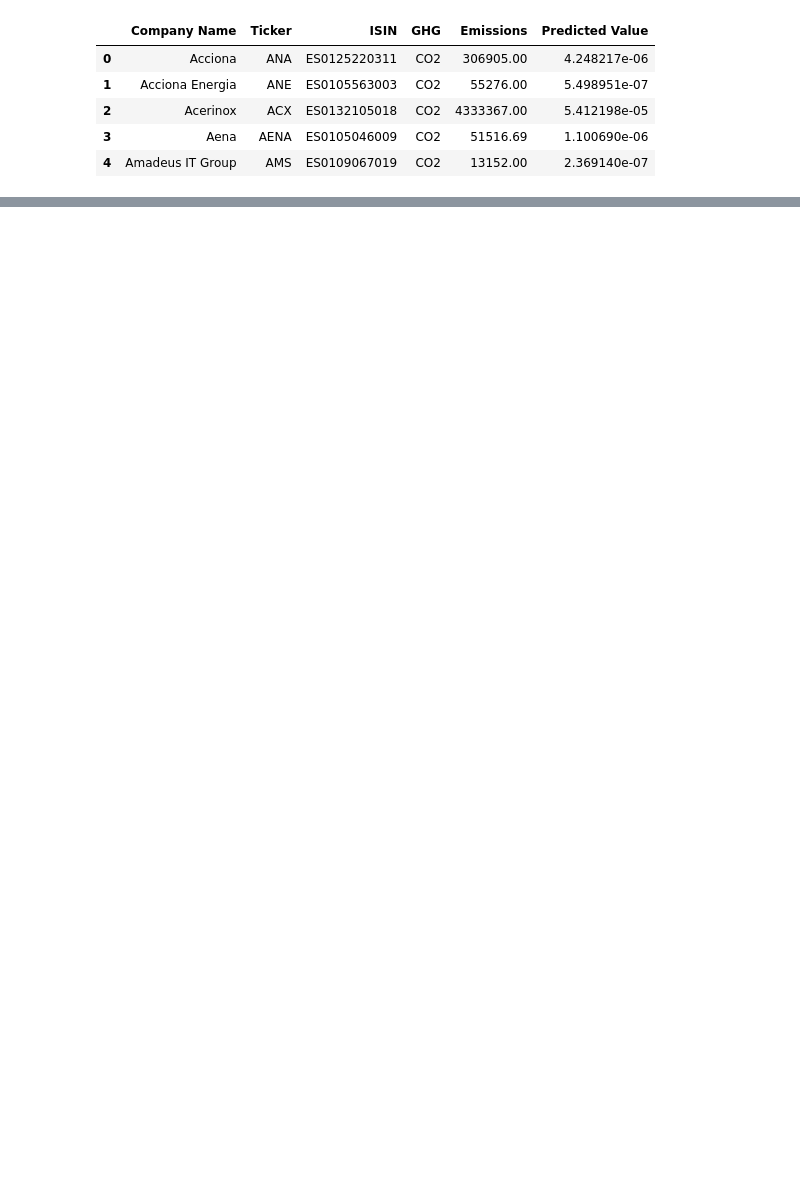
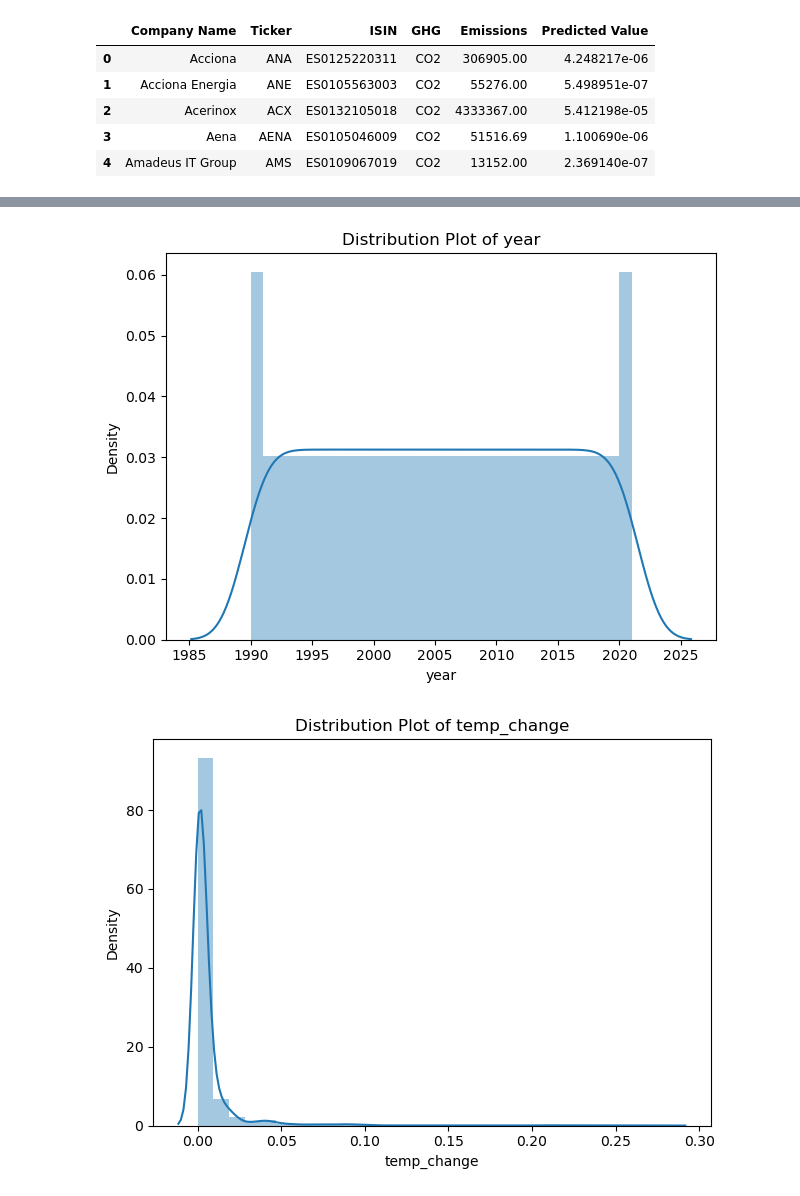
Before and after one commit to RaveEx12/cadiovascular_death, a Jupyter notebook: notebooks/cadio_notebook.ipynb, the cells around one changed output, grey strips where cells are left out. Drawn from its saved outputs; the diff is of its cells as text; code cells hidden in the pictures; blank space fills up the shorter version.

```diff
--- a/notebooks/cadio_notebook.ipynb
+++ b/notebooks/cadio_notebook.ipynb
@@ -58,0 +107,4 @@ df_test.head()
+# %%
+# Rename columns (Deaths to cardio_deaths and tempchange to temp_change)
+
+df.columns = ['country', 'code', 'year', 'temp_change', 'CO2', 'cardio_deaths']
@@ -58,0 +152,4 @@ df_test.head()
+# %%
+# Drop the country column in the trainset (df)
+
+df = df.drop("country", axis=1)
@@ -58,0 +160,3 @@ df_test.head()
+# %%
+df = df[["year", "code", "temp_change", "CO2", "cardio_deaths"]]
+df_test = df_test[["year", "code", "temp_change", "CO2"]]
@@ -58,0 +220,13 @@ df_test.head()
+# %%
+# Plot histograms for each numerical column
+for col in df.select_dtypes(exclude="object"):
+    # plt.figure(figsize=(12, 5))
+    sns.distplot(df[col].dropna(), bins=30, kde=True)
+    plt.title(f'Distribution Plot of {col}')
+    plt.xlabel(col)
+    plt.ylabel('Density')
+    plt.tight_layout()
+    plt.show()
+# %% [output]
+[figure, added]
+[figure, added]
```
Also changed, not shown: parts of 26 cells of this notebook.
